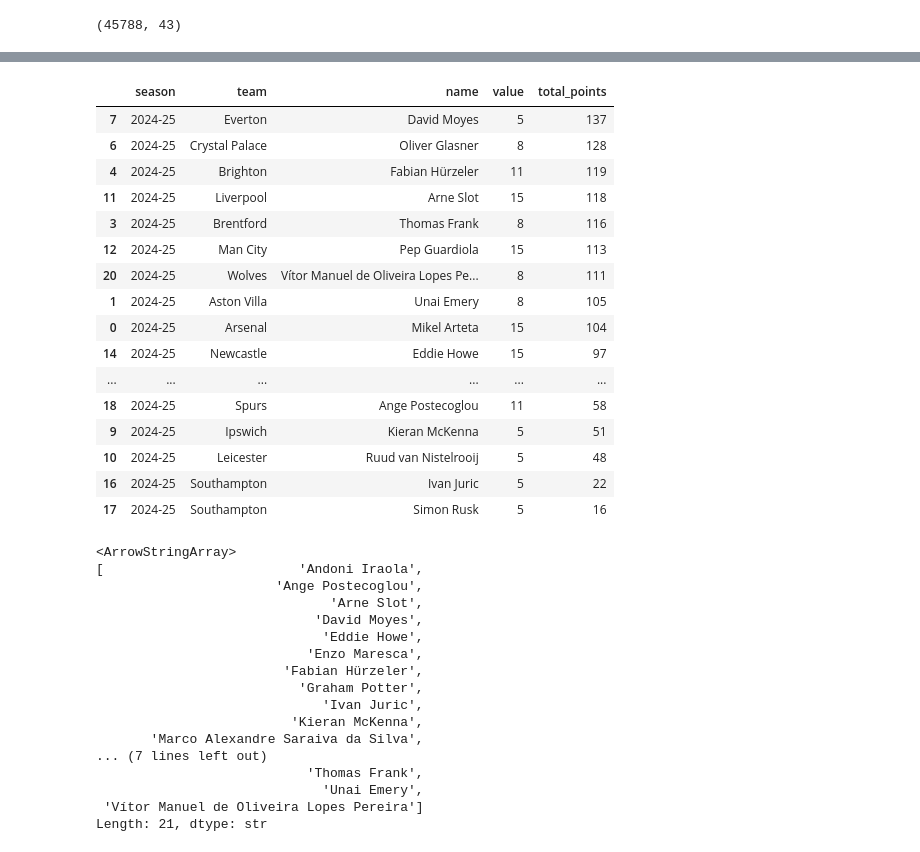
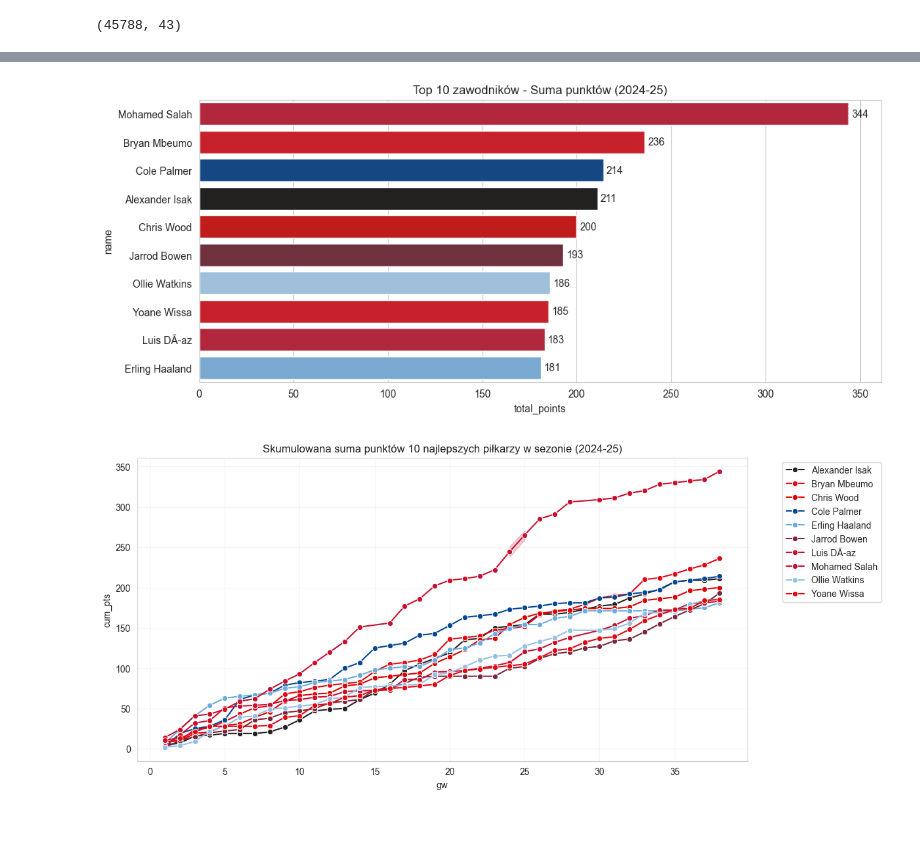
Before and after one commit to ruus77/FPL-Points-Predictions, a Jupyter notebook: Notebooks/EDA.ipynb, the cells around one changed output, grey strips where cells are left out. Saved outputs shown, nothing was run; the diff lists cells and outputs as text; code cells hidden in the pictures; blank space fills up the shorter version.

Commit message:
eda progress, team colors map

```diff
--- a/Notebooks/EDA.ipynb
+++ b/Notebooks/EDA.ipynb
@@ -77,41 +73,40 @@ data[data.position == "AM"].sort_values(by="total_points", ascending=False).head
-# %%
-data[data.position=="AM"].groupby(["season", "team", "name", "value"])["total_points"].sum().reset_index().sort_values(by="total_points", ascending=False)
-# %% [output]
-|  | season | team | name | value | total_points |
-| 7 | 2024-25 | Everton | David Moyes | 5 | 137 |
-| 6 | 2024-25 | Crystal Palace | Oliver Glasner | 8 | 128 |
-| 4 | 2024-25 | Brighton | Fabian Hürzeler | 11 | 119 |
-| 11 | 2024-25 | Liverpool | Arne Slot | 15 | 118 |
-| 3 | 2024-25 | Brentford | Thomas Frank | 8 | 116 |
-| 12 | 2024-25 | Man City | Pep Guardiola | 15 | 113 |
-| 20 | 2024-25 | Wolves | Vítor Manuel de Oliveira Lopes Pe... | 8 | 111 |
-| 1 | 2024-25 | Aston Villa | Unai Emery | 8 | 105 |
-| 0 | 2024-25 | Arsenal | Mikel Arteta | 15 | 104 |
-| 14 | 2024-25 | Newcastle | Eddie Howe | 15 | 97 |
-| ... | ... | ... | ... | ... | ... |
-| 18 | 2024-25 | Spurs | Ange Postecoglou | 11 | 58 |
-| 9 | 2024-25 | Ipswich | Kieran McKenna | 5 | 51 |
-| 10 | 2024-25 | Leicester | Ruud van Nistelrooij | 5 | 48 |
-| 16 | 2024-25 | Southampton | Ivan Juric | 5 | 22 |
-| 17 | 2024-25 | Southampton | Simon Rusk | 5 | 16 |
+# %%
+def best_players_plots(df: pd.DataFrame,
+                       num_players: int,
+                       season: str = "2024-25"):
+    best_df = (df[df.season_id == season]
+               .groupby(["name", "team"])["total_points"].sum()
+               .reset_index()
+               .sort_values("total_points", ascending=False)
+               .head(num_players))
+
+    plt.figure(figsize=(12, 5))
+    ax1 = sns.barplot(data=best_df, x="total_points", y="name", hue="team",
+                      palette=team_colors, dodge=False, legend=False)
+
+    for container in ax1.containers:
+        ax1.bar_label(container)
+
+    plt.title(f"Top {num_players} zawodników - Suma punktów ({season})")
+    plt.show()
+
+    plt.figure(figsize=(12, 6))
+    line_data = (df[(df.season_id == season) & (df.name.isin(best_df["name"]))]
+                 .sort_values(["name", "gw"])
+                 .assign(cum_pts=lambda x: x.groupby("name")["total_points"].cumsum()))
+
+    sns.lineplot(data=line_data, x="gw", y="cum_pts", hue="name",
+                 palette={n: team_colors.get(t) for n, t in zip(best_df.name, best_df.team)},
+                 marker="o")
+
+    plt.title(f"Skumulowana suma punktów {num_players} najlepszych piłkarzy w sezonie ({season})")
+    plt.legend(bbox_to_anchor=(1.05, 1), loc='upper left')
+    plt.grid(True, alpha=0.2)
 # %%
-print(data[data.position == "AM"]["name"].unique())
+best_players_plots(df=data,
+                   num_players=10,
+                   season="2024-25")
 # %% [output]
-<ArrowStringArray>
-[                         'Andoni Iraola',
-                       'Ange Postecoglou',
-                              'Arne Slot',
-                            'David Moyes',
-                             'Eddie Howe',
-                           'Enzo Maresca',
-                        'Fabian Hürzeler',
-                          'Graham Potter',
-                             'Ivan Juric',
-                         'Kieran McKenna',
-       'Marco Alexandre Saraiva da Silva',
-... (7 lines left out)
-                           'Thomas Frank',
-                             'Unai Emery',
- 'Vítor Manuel de Oliveira Lopes Pereira']
-Length: 21, dtype: str
+[figure, added]
+[figure, added]
 # %%
```
Also changed, not shown: parts of 16 cells of this notebook, 1 other file.
